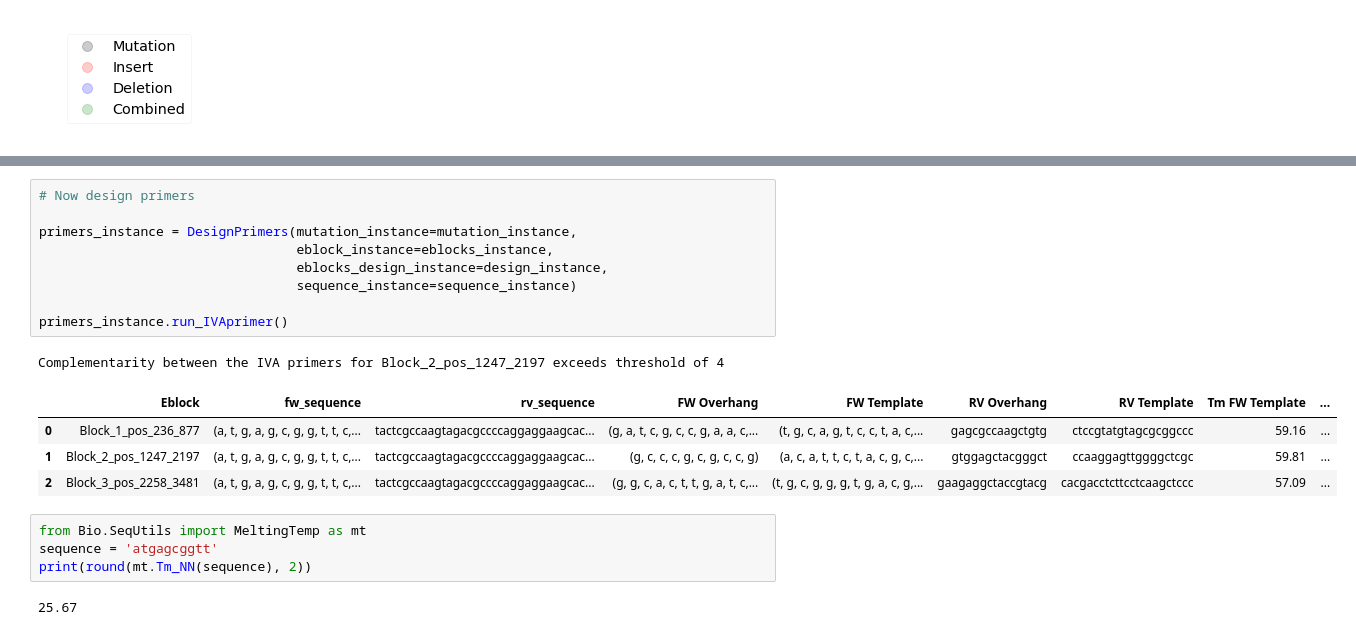
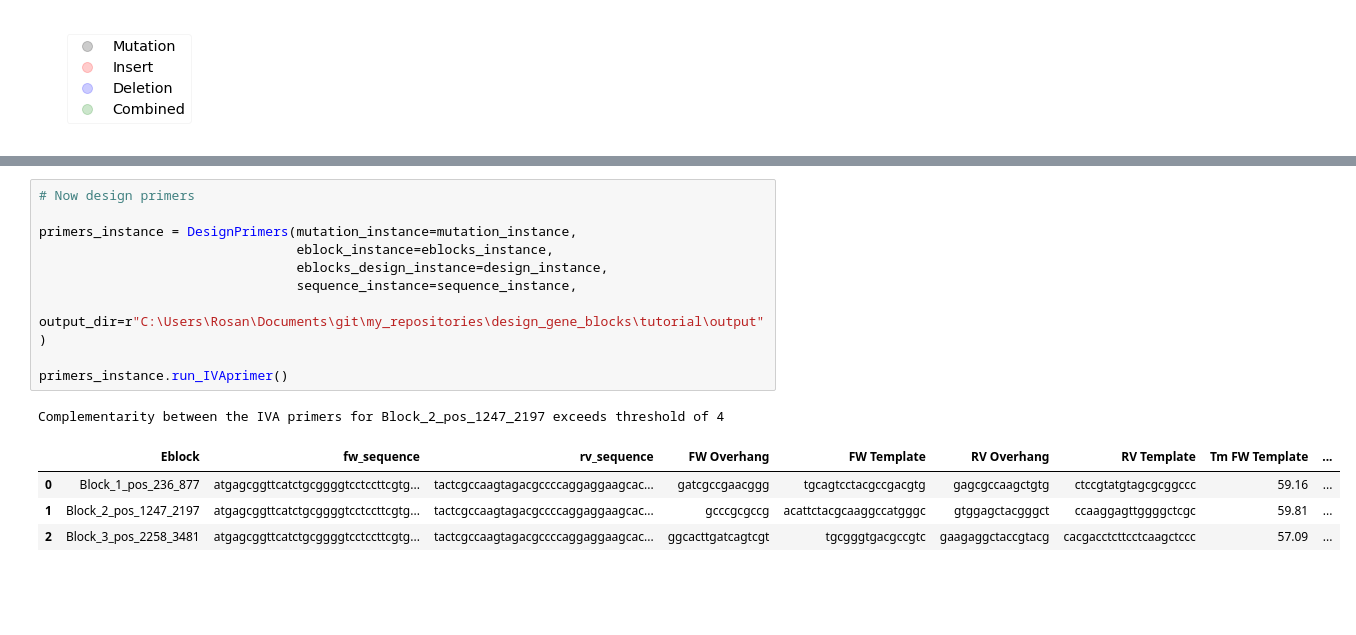
Before and after one commit to CDDLeiden/PyVADesign, a Jupyter notebook: src/test.ipynb, the cells around one changed output, grey strips where cells are left out. Saved outputs shown, nothing was run; the diff lists cells and outputs as text; blank space fills up the shorter version.

```diff
--- a/src/test.ipynb
+++ b/src/test.ipynb
@@ -109,21 +109,16 @@ for k, v in design_instance.eblocks.items():
 # %%
 # Now design primers
 
 primers_instance = DesignPrimers(mutation_instance=mutation_instance,
                                  eblock_instance=eblocks_instance,
                                  eblocks_design_instance=design_instance,
-                                 sequence_instance=sequence_instance)
+                                 sequence_instance=sequence_instance,
+                                 output_dir=r"C:\Users\Rosan\Documents\git\my_repositories\design_gene_blocks\tutorial\output")
 
 primers_instance.run_IVAprimer()
 # %% [output]
 Complementarity between the IVA primers for Block_2_pos_1247_2197 exceeds threshold of 4
 |  | Eblock | fw_sequence | rv_sequence | FW Overhang | FW Template | RV Overhang | RV Template | Tm FW Template | ... |
-| 0 | Block_1_pos_236_877 | (a, t, g, a, g, c, g, g, t, t, c,... | tactcgccaagtagacgccccaggaggaagcac... | (g, a, t, c, g, c, c, g, a, a, c,... | (t, g, c, a, g, t, c, c, t, a, c,... | gagcgccaagctgtg | ctccgtatgtagcgcggccc | 59.16 | ... |
-| 1 | Block_2_pos_1247_2197 | (a, t, g, a, g, c, g, g, t, t, c,... | tactcgccaagtagacgccccaggaggaagcac... | (g, c, c, c, g, c, g, c, c, g) | (a, c, a, t, t, c, t, a, c, g, c,... | gtggagctacgggct | ccaaggagttggggctcgc | 59.81 | ... |
-| 2 | Block_3_pos_2258_3481 | (a, t, g, a, g, c, g, g, t, t, c,... | tactcgccaagtagacgccccaggaggaagcac... | (g, g, c, a, c, t, t, g, a, t, c,... | (t, g, c, g, g, g, t, g, a, c, g,... | gaagaggctaccgtacg | cacgacctcttcctcaagctccc | 57.09 | ... |
+| 0 | Block_1_pos_236_877 | atgagcggttcatctgcggggtcctccttcgtg... | tactcgccaagtagacgccccaggaggaagcac... | gatcgccgaacggg | tgcagtcctacgccgacgtg | gagcgccaagctgtg | ctccgtatgtagcgcggccc | 59.16 | ... |
+| 1 | Block_2_pos_1247_2197 | atgagcggttcatctgcggggtcctccttcgtg... | tactcgccaagtagacgccccaggaggaagcac... | gcccgcgccg | acattctacgcaaggccatgggc | gtggagctacgggct | ccaaggagttggggctcgc | 59.81 | ... |
+| 2 | Block_3_pos_2258_3481 | atgagcggttcatctgcggggtcctccttcgtg... | tactcgccaagtagacgccccaggaggaagcac... | ggcacttgatcagtcgt | tgcgggtgacgccgtc | gaagaggctaccgtacg | cacgacctcttcctcaagctccc | 57.09 | ... |
-# %%
-from Bio.SeqUtils import MeltingTemp as mt
-sequence = 'atgagcggtt'
-print(round(mt.Tm_NN(sequence), 2))
-# %% [output]
-25.67
```
Also changed, not shown: parts of 9 cells of this notebook, 2 other files.
